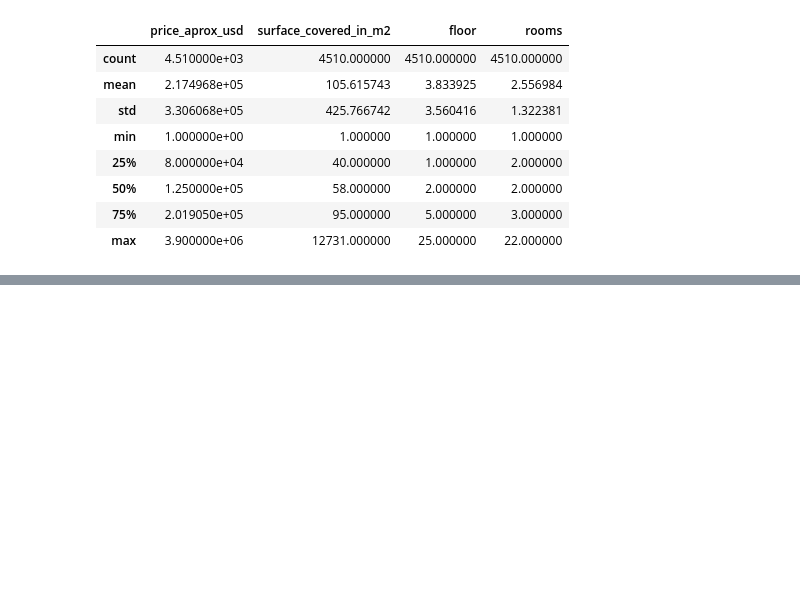
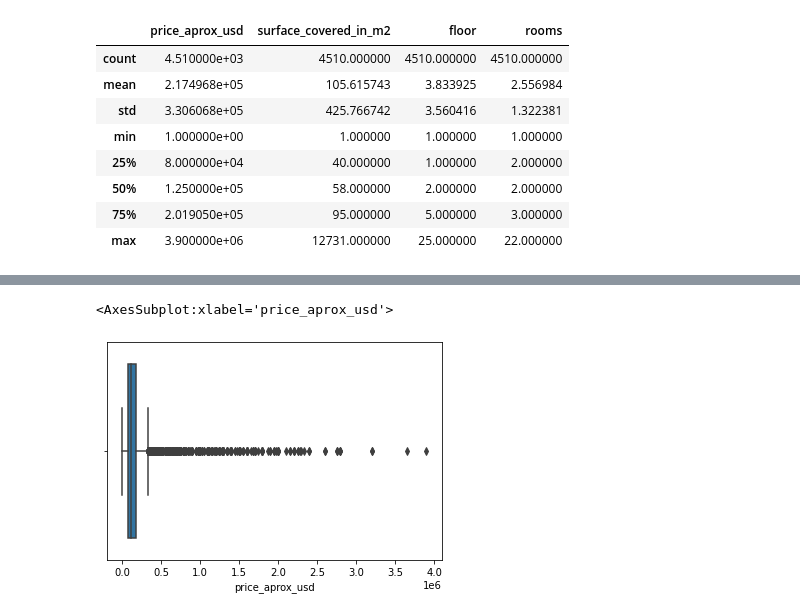
Before and after one commit to jesusB9/proyecto02, a Jupyter notebook: Comparación con el proyecto01.ipynb, the cells around one changed output, grey strips where cells are left out. Drawn from its saved outputs; the diff is of its cells as text; code cells hidden in the pictures; blank space fills up the shorter version.

```diff
--- a/Comparación con el proyecto01.ipynb
+++ b/Comparación con el proyecto01.ipynb
@@ -168,0 +165,7 @@ df
+# %%
+# Box Plot
+import seaborn as sns
+sns.boxplot(df['price_aprox_usd'])
+# %% [output]
+<AxesSubplot:xlabel='price_aprox_usd'>
+[figure, added]
```
Also changed, not shown: parts of 9 cells of this notebook, 3 other files.
